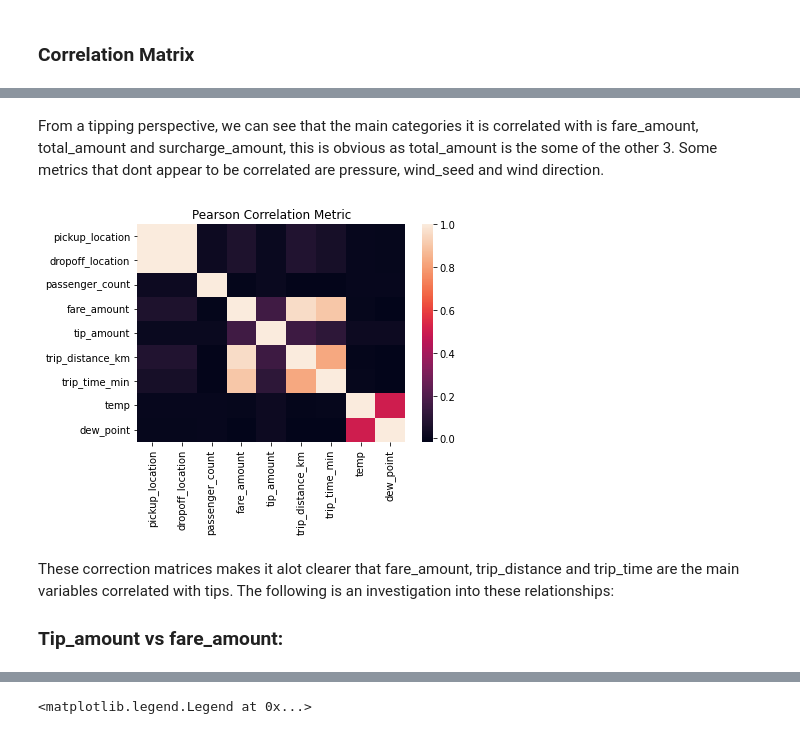
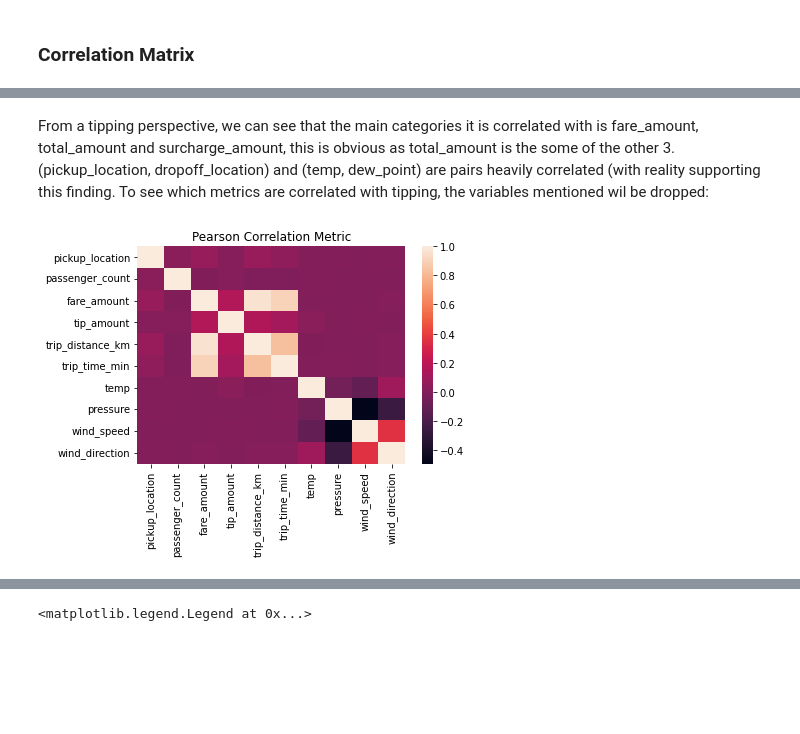
Before and after one commit to MAST30034-Applied-Data-Science/mast30034-project-1-JMelleuish, a Jupyter notebook: notebooks/Analysis.ipynb, the cells around one changed output, grey strips where cells are left out. Drawn from its saved outputs; the diff is of its cells as text; code cells hidden in the pictures; blank space fills up the shorter version.

```diff
--- a/notebooks/Analysis.ipynb
+++ b/notebooks/Analysis.ipynb
@@ -137,21 +140,17 @@ plt.show()
 [figure]
 # %% [markdown]
-From a tipping perspective, we can see that the main categories it is correlated with is fare_amount, total_amount and surcharge_amount, this is obvious as total_amount is the some of the other 3. Some metrics that dont appear to be correlated are pressure, wind_seed and wind direction.
+From a tipping perspective, we can see that the main categories it is correlated with is fare_amount, total_amount and surcharge_amount, this is obvious as total_amount is the some of the other 3. (pickup_location, dropoff_location) and (temp, dew_point) are pairs heavily correlated (with reality supporting this finding. To see which metrics are correlated with tipping, the variables mentioned wil be dropped:
 # %%
-cor_sdf = sdf.drop('pickup_date', 'fare_amount', 'total_amount', 'surcharge_amount', 'pressure', 'wind_speed', 'wind_direction')
+cor_sdf = sdf.drop('dropoff_location', 'dew_point', 'pickup_date', 'total_amount', 'surcharge_amount')
 vector_col = "corr_features"
 assembler = VectorAssembler(inputCols=cor_sdf.columns, outputCol=vector_col)
 df_vector = assembler.transform(cor_sdf).select(vector_col)
 matrix = Correlation.corr(df_vector, vector_col)
 matrix = Correlation.corr(df_vector, vector_col).collect()[0][0]
 corrmatrix = matrix.toArray().tolist()
 
 sns.heatmap(corrmatrix, yticklabels = cor_sdf.columns, xticklabels = cor_sdf.columns)
 plt.title('Pearson Correlation Metric')
 plt.show()
 # %% [output]
-[figure, old version]
+[figure, new version]
-# %% [markdown]
-These correction matrices makes it alot clearer that fare_amount, trip_distance and trip_time are the main variables correlated with tips. The following is an investigation into these relationships:
-
-### Tip_amount vs fare_amount:
```
Also changed, not shown: parts of 15 cells of this notebook, 1 other file.
